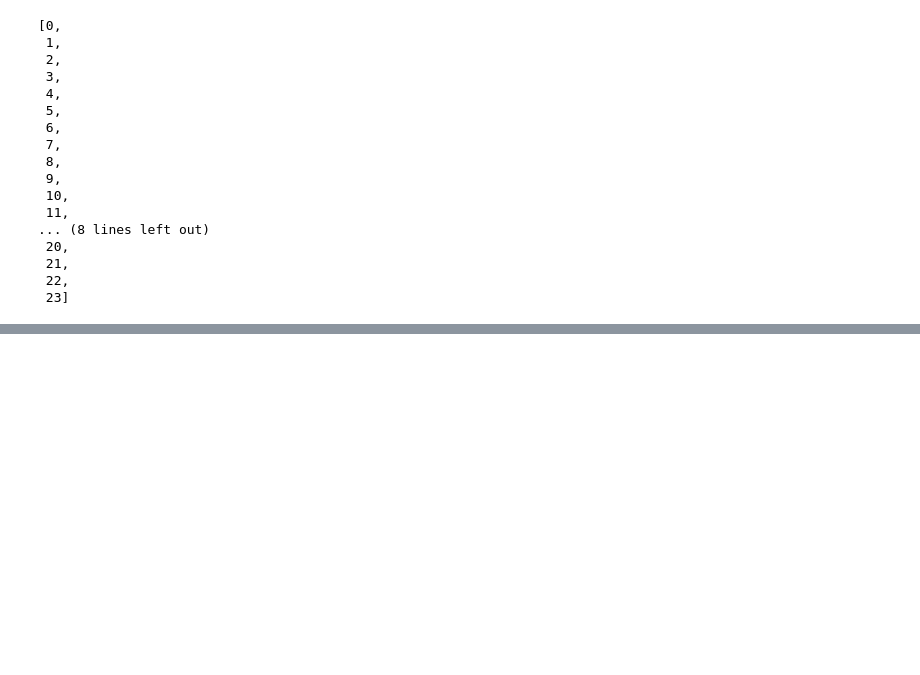
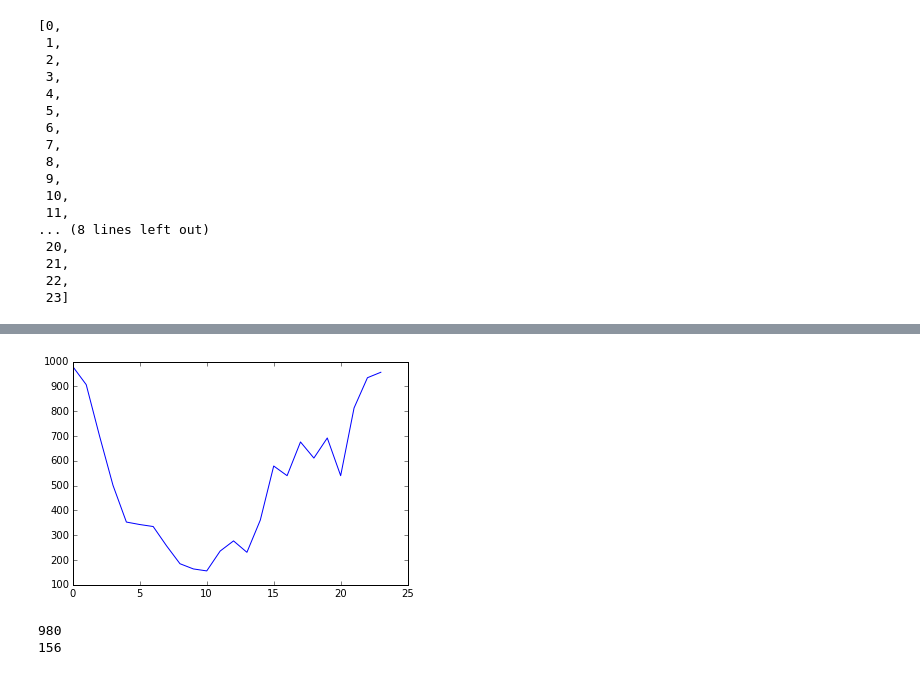
Before and after one commit to sanketsharma411/RescueTime, a Jupyter notebook: test.ipynb, the cells around one changed output, grey strips where cells are left out. Drawn from its saved outputs; the diff is of its cells as text; code cells hidden in the pictures; blank space fills up the shorter version.

```diff
--- a/test.ipynb
+++ b/test.ipynb
@@ -252,0 +386,19 @@ plt.show()
+# %%
+st_time_sp_time_dict = defaultdict(int)
+st_time_count_dict = defaultdict(int)
+for act in stuff:
+    st_time_sp_time_dict[act['st_time'].hour]+= act['time']/60
+    st_time_count_dict[act['st_time'].hour]+=1
+# %%
+# Amount of time spent per start at a given hour
+plt.plot(st_time_sp_time_dict.keys(),st_time_sp_time_dict.values())
+plt.show()
+# Max time is 2488 minutes ??? CLEARLY RESCUETIME API IS FUCKED UP !!!!
+# Sometimes it returns more than 3600 time spent behind one activity, and sometimes it breaks the activity into multiple ones
+# Maybe thats the data cleaning which needs to be done here !!
+print max(st_time_sp_time_dict.values())
+print min(st_time_sp_time_dict.values())
+# %% [output]
+[figure, added]
+980
+156
```
Also changed, not shown: parts of 54 cells of this notebook, 2 other files.
